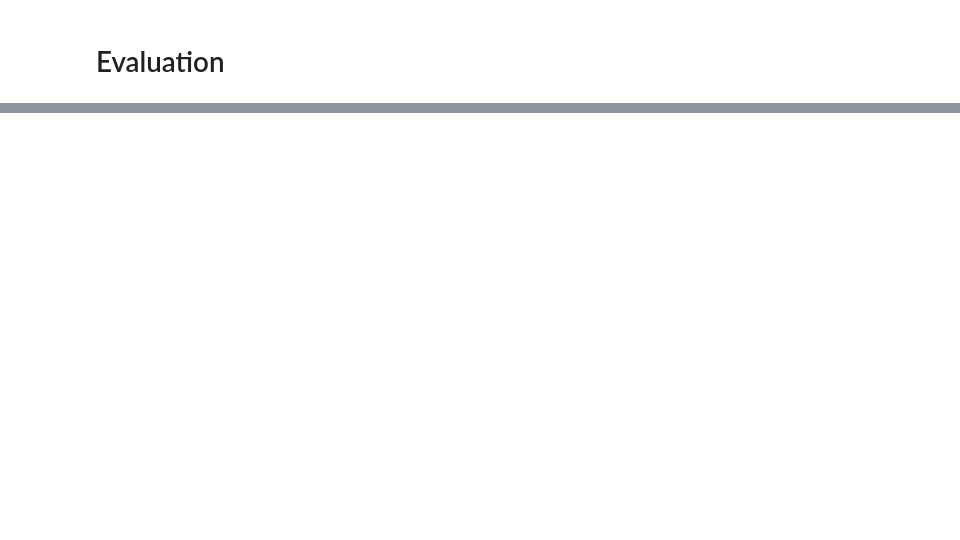
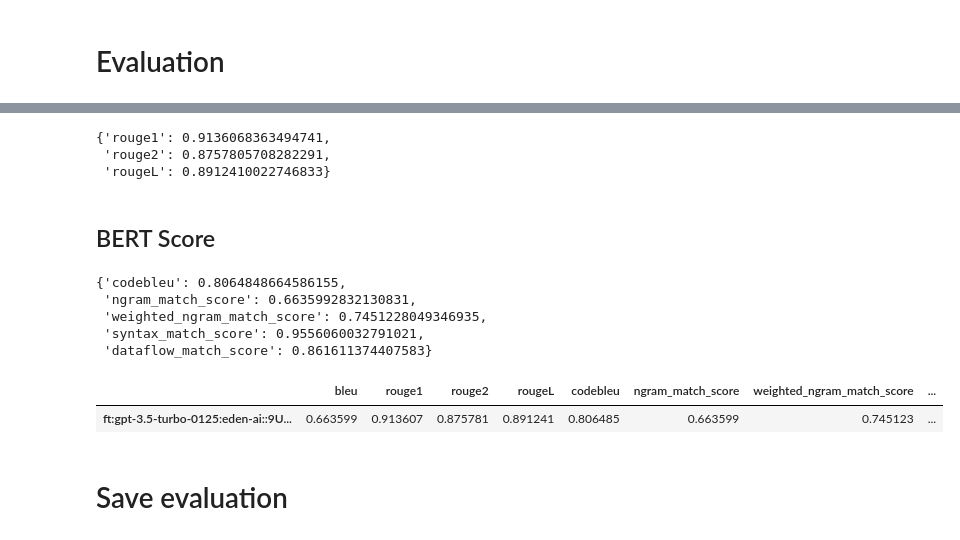
Before and after one commit to lolifmaster/sdk-generator, a Jupyter notebook: evaluation.ipynb, the cells around one changed output, grey strips where cells are left out. Drawn from its saved outputs; the diff is of its cells as text; code cells hidden in the pictures; blank space fills up the shorter version.

Commit message:
add: evaluation metrics

```diff
--- a/evaluation.ipynb
+++ b/evaluation.ipynb
@@ -214,0 +233,17 @@ df_test_data.head()
+# %%
+def calculate_rouge_score(machine_results, reference_texts):
+    scorer = rouge_scorer.RougeScorer(['rouge1', 'rouge2', 'rougeL'], use_stemmer=True)
+    scores = [scorer.score(ref, gen) for ref, gen in zip(reference_texts, machine_results)]
+    rouge1 = sum(score['rouge1'].fmeasure for score in scores) / len(scores)
+    rouge2 = sum(score['rouge2'].fmeasure for score in scores) / len(scores)
+    rougeL = sum(score['rougeL'].fmeasure for score in scores) / len(scores)
+    return {'rouge1': rouge1, 'rouge2': rouge2, 'rougeL': rougeL}
+# %%
+rouge_score = calculate_rouge_score(df_test_data['llm_answer'], df_test_data['answer'])
+rouge_score
+# %% [output]
+{'rouge1': 0.9136068363494741,
+ 'rouge2': 0.8757805708282291,
+ 'rougeL': 0.8912410022746833}
+# %% [markdown]
+## BERT Score
@@ -214,0 +253,21 @@ df_test_data.head()
+# %%
+def calculate_code_bleu(machine_results, reference_texts, lang:Language):
+    return calc_codebleu(reference_texts, machine_results, lang=lang)
+# %%
+code_bleu_score = calculate_code_bleu(df_test_data['llm_answer'], df_test_data['answer'], 'python')
+code_bleu_score
+# %% [output]
+{'codebleu': 0.8064848664586155,
+ 'ngram_match_score': 0.6635992832130831,
+ 'weighted_ngram_match_score': 0.7451228049346935,
+ 'syntax_match_score': 0.9556060032791021,
+ 'dataflow_match_score': 0.861611374407583}
+# %%
+all_scores = {'bleu': bleu_score, **rouge_score, **code_bleu_score}
+evaluation = pd.DataFrame(all_scores, index=[AGENT['final_code']['model']])
+evaluation
+# %% [output]
+|  | bleu | rouge1 | rouge2 | rougeL | codebleu | ngram_match_score | weighted_ngram_match_score | ... |
+| ft:gpt-3.5-turbo-0125:eden-ai::9U... | 0.663599 | 0.913607 | 0.875781 | 0.891241 | 0.806485 | 0.663599 | 0.745123 | ... |
+# %% [markdown]
+# Save evaluation
```
Also changed, not shown: parts of 15 cells of this notebook.
